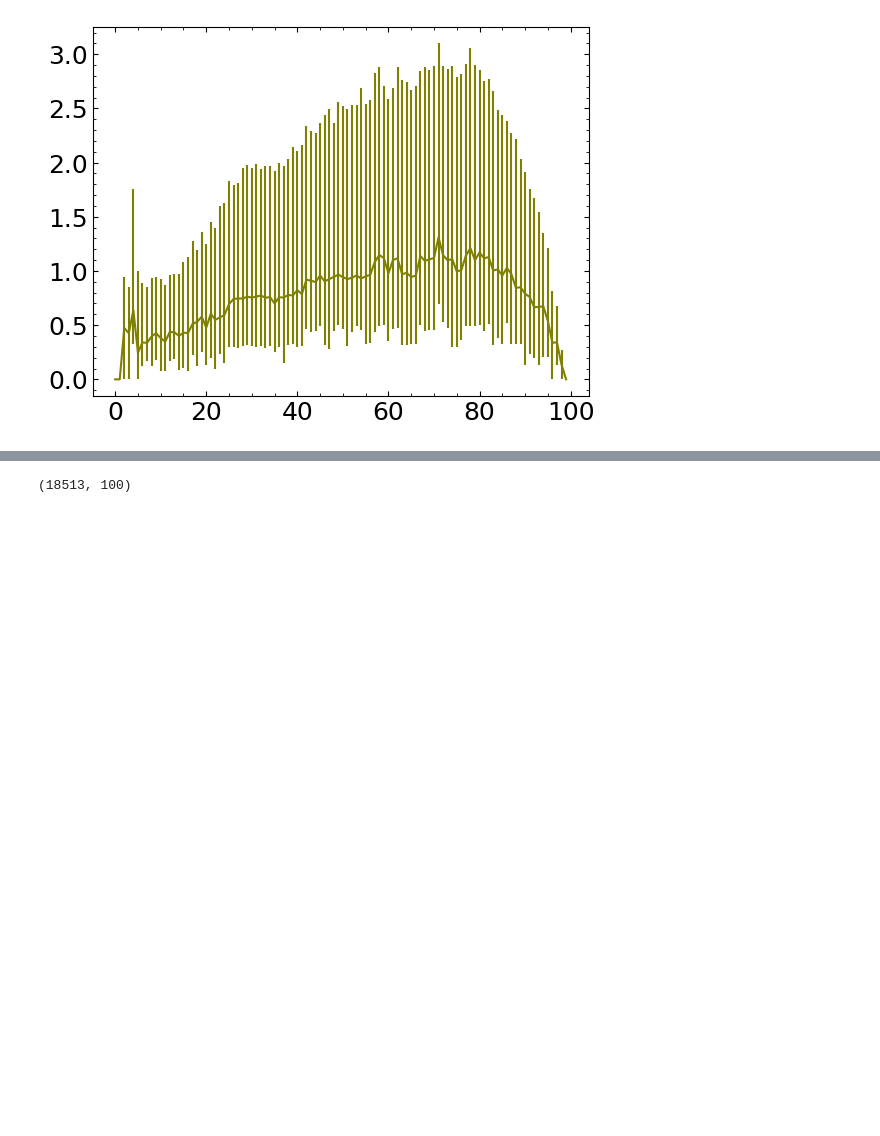
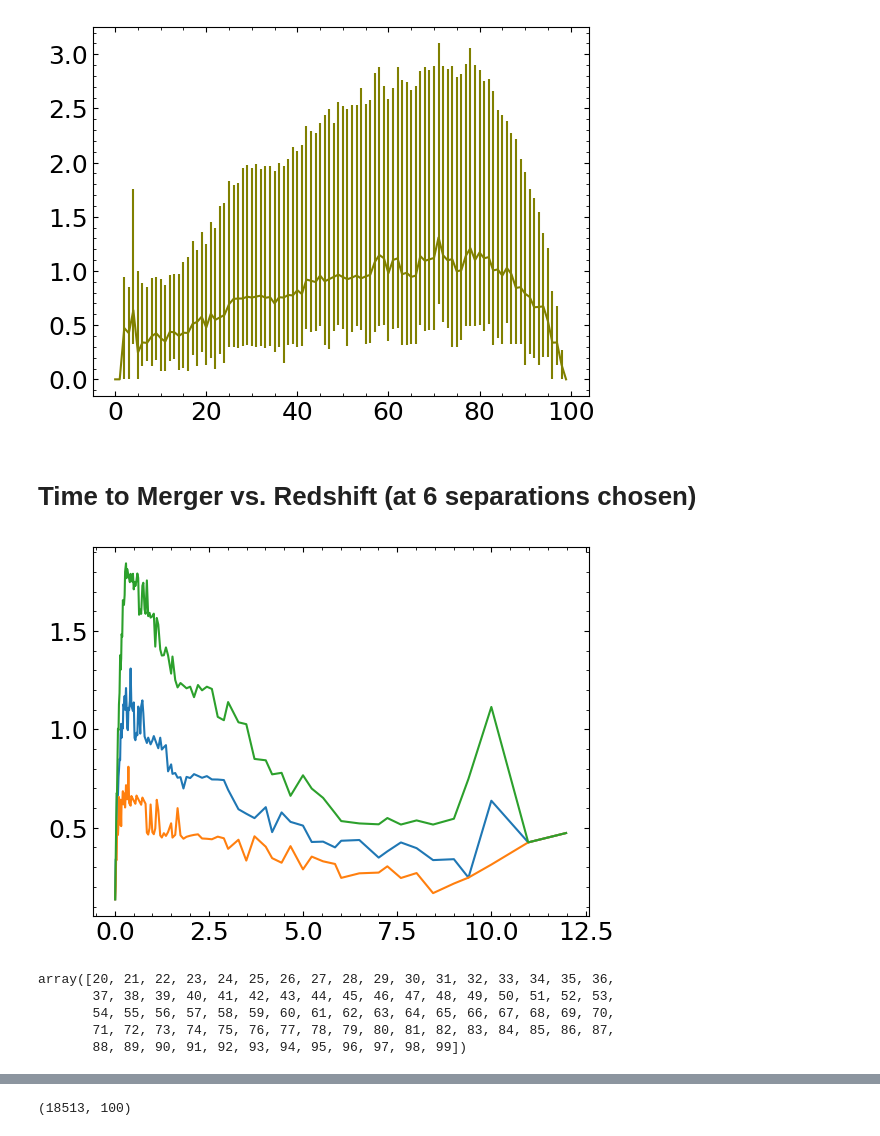
Before and after one commit to katiechambe/orbs, a Jupyter notebook: notebooks/bet-on-it/3_timetilmerger.ipynb, the cells around one changed output, grey strips where cells are left out. Cells and saved outputs as stored; diff of their text form; code cells hidden in the pictures; blank space fills up the shorter version.

```diff
--- a/notebooks/bet-on-it/3_timetilmerger.ipynb
+++ b/notebooks/bet-on-it/3_timetilmerger.ipynb
@@ -1195,3 +1204,31 @@ plt.errorbar(convert['Snapshot'],meds_low,yerr=qs_low.transpose(),color=palette[
 # %% [output]
 <ErrorbarContainer object of 3 artists>
 [figure]
+# %% [markdown]
+# Time to Merger vs. Redshift (at 6 separations chosen)
+# %%
+def get_median_times( data, convert, sep_lim, quantiles=[0.25,0.75]):
+
+    nonzero = data['Separations']!=0 # n x 100
+    nonnan = ~np.isnan(data['Separations']) # n x 100
+    postinfall = data['PostInfall']!=0 # n x 100
+
+    mask = nonnan&nonzero&postinfall
+
+    seps_of_merger_pairs = np.where(mask, data['Separations'], 0)[data["MergeFlag"]]
+
+    in_bin = (seps_of_merger_pairs>10)&(seps_of_merger_pairs < sep_lim)
+
+    corresponding_merger_time_array = convert['Lookback Time'][data['MergeSnapshot'][data['MergeFlag']]]
+
+    merger_time_matrix = np.tile(corresponding_merger_time_array,(100,1)).transpose()
+
+    times_til_matrix = np.where(in_bin,convert['Lookback Time'],np.nan) - merger_time_matrix
+
+    times_df = pd.DataFrame(times_til_matrix)
+
+    meds = times_df.median().values
+    qs = times_df.quantile(quantiles).values
+    counts = times_df.count().values
+
+    return counts, meds, qs
@@ -1197,0 +1262,15 @@ plt.errorbar(convert['Snapshot'],meds_low,yerr=qs_low.transpose(),color=palette[
+# %%
+plt.plot(convert['Redshift'],get_median_times( low_all, convert, 50)[1])
+plt.plot(convert['Redshift'],get_median_times( low_all, convert, 50)[2][0])
+plt.plot(convert['Redshift'],get_median_times( low_all, convert, 50)[2][1])
+plt.show()
+# %% [output]
+[figure, added]
+# %%
+np.where(convert['Redshift']<4.2)[0][0]
+# %% [output]
+array([20, 21, 22, 23, 24, 25, 26, 27, 28, 29, 30, 31, 32, 33, 34, 35, 36,
+       37, 38, 39, 40, 41, 42, 43, 44, 45, 46, 47, 48, 49, 50, 51, 52, 53,
+       54, 55, 56, 57, 58, 59, 60, 61, 62, 63, 64, 65, 66, 67, 68, 69, 70,
+       71, 72, 73, 74, 75, 76, 77, 78, 79, 80, 81, 82, 83, 84, 85, 86, 87,
+       88, 89, 90, 91, 92, 93, 94, 95, 96, 97, 98, 99])
```
Also changed, not shown: parts of 15 cells of this notebook, 11 other files.
